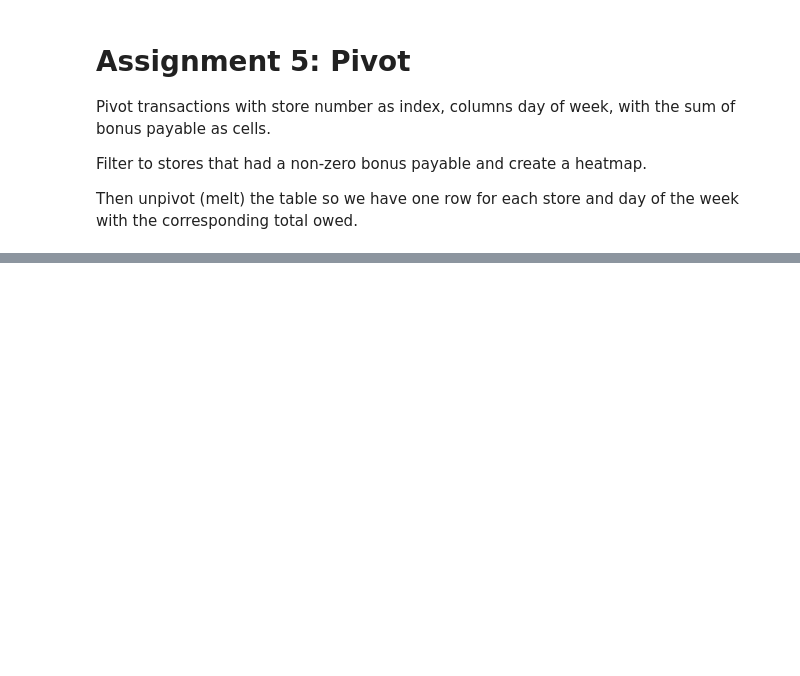
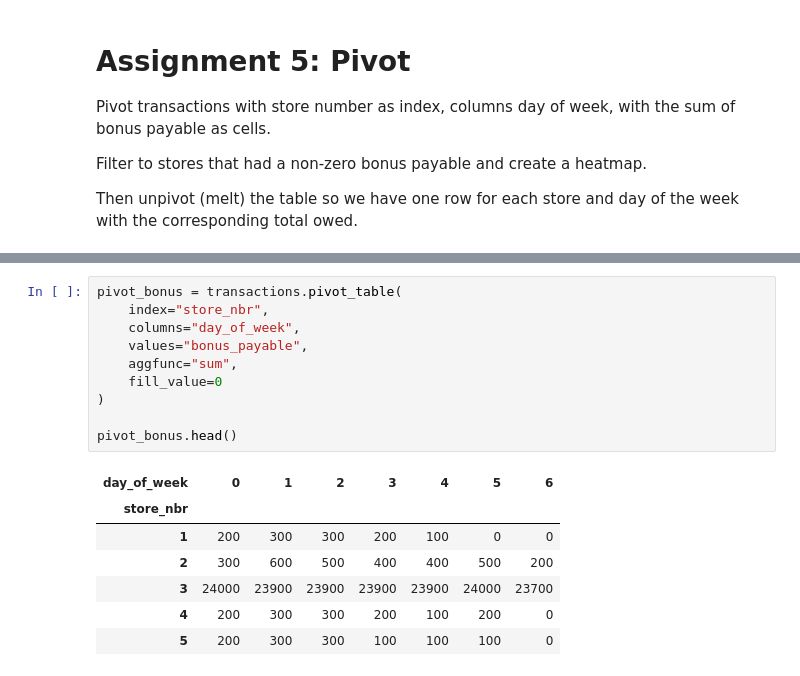
Before and after one commit to erikasstasytis/Python, a Jupyter notebook: section04_aggregations.ipynb, the cells around one changed output, grey strips where cells are left out. Drawn from its saved outputs; the diff is of its cells as text; blank space fills up the shorter version.

```diff
--- a/section04_aggregations.ipynb
+++ b/section04_aggregations.ipynb
@@ -89,0 +288,18 @@ transactions.head()
+# %%
+pivot_bonus = transactions.pivot_table(
+    index="store_nbr",
+    columns="day_of_week",
+    values="bonus_payable",
+    aggfunc="sum",
+    fill_value=0
+)
+
+pivot_bonus.head()
+# %% [output]
+| day_of_week | 0 | 1 | 2 | 3 | 4 | 5 | 6 |
+| store_nbr |  |  |  |  |  |  |  |
+| 1 | 200 | 300 | 300 | 200 | 100 | 0 | 0 |
+| 2 | 300 | 600 | 500 | 400 | 400 | 500 | 200 |
+| 3 | 24000 | 23900 | 23900 | 23900 | 23900 | 24000 | 23700 |
+| 4 | 200 | 300 | 300 | 200 | 100 | 200 | 0 |
+| 5 | 200 | 300 | 300 | 100 | 100 | 100 | 0 |
```
Also changed, not shown: parts of 18 cells of this notebook, 3 other files.
